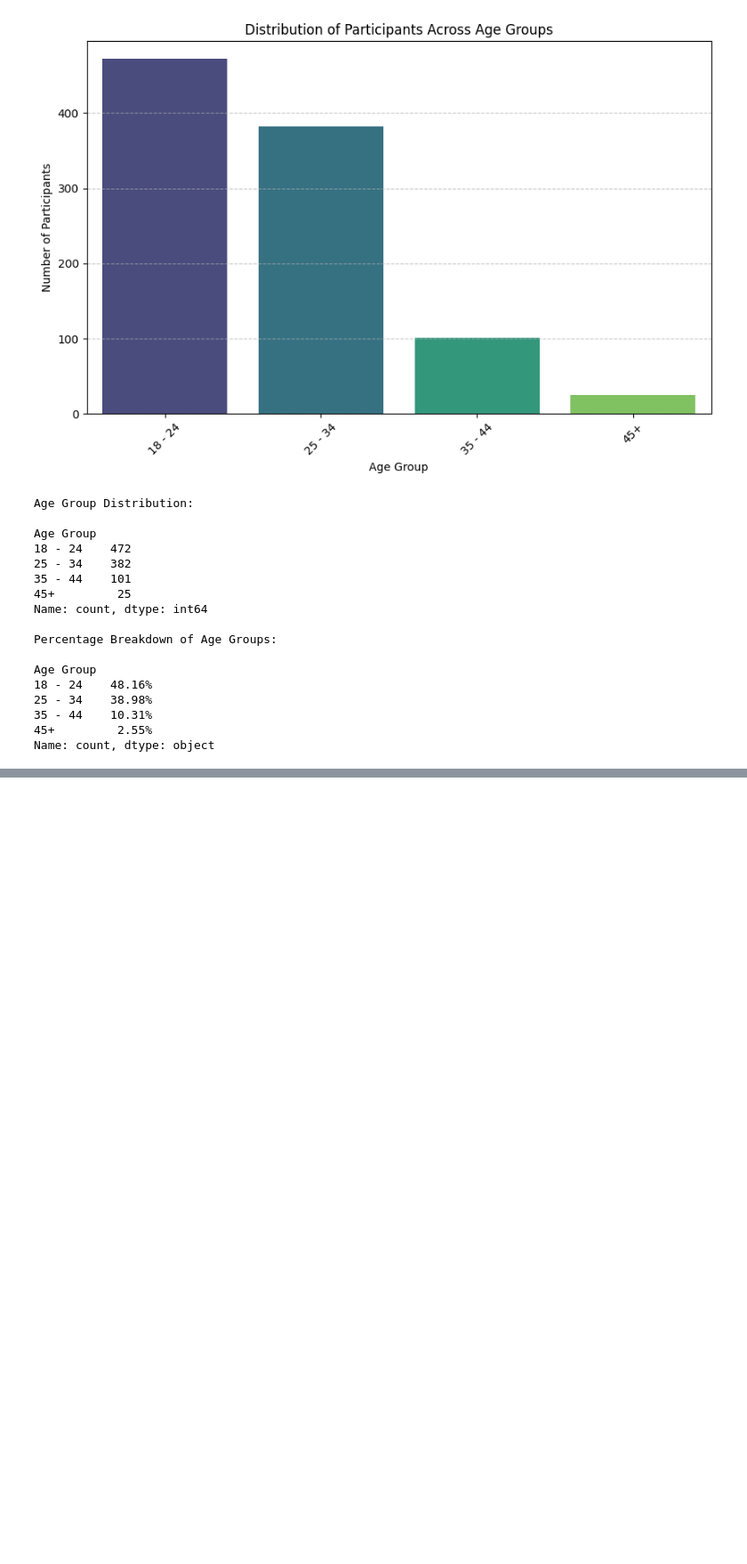
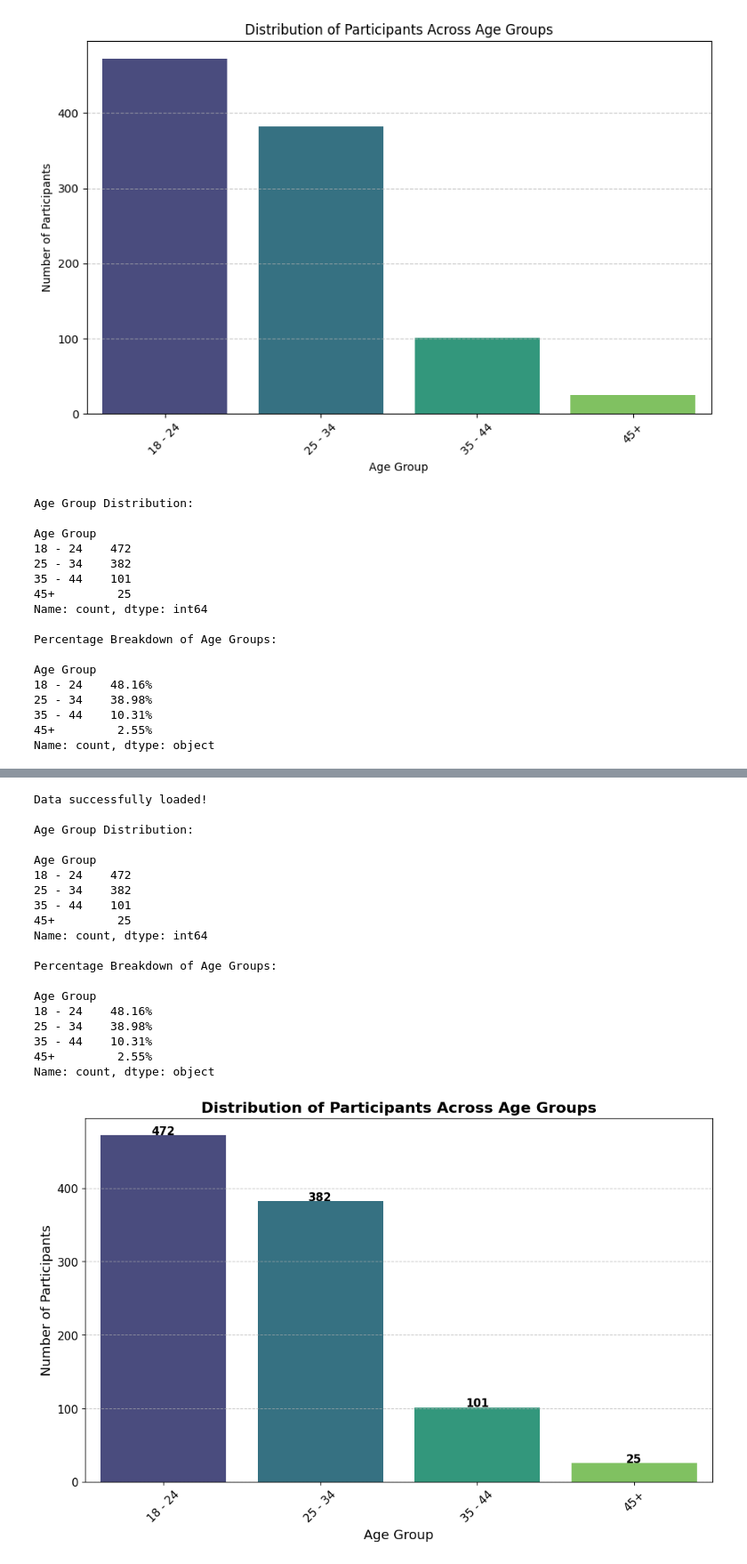
Before and after one commit to prodigy234/UMeRA-Boost-Age-group-Analysis, a Jupyter notebook: age_group_analysis.ipynb, the cells around one changed output, grey strips where cells are left out. Shown at 89% size. Cells and saved outputs as stored; diff of their text form; code cells hidden in the pictures; blank space fills up the shorter version.

```diff
--- a/age_group_analysis.ipynb
+++ b/age_group_analysis.ipynb
@@ -102,3 +101,81 @@ The UMéRA 3.0 program primarily attracts young professionals and early-career i
 
 ---
 This analysis will be useful in making data-driven decisions regarding curriculum development, participant engagement, and promotional strategies for future editions of UMéRA Boost.
+# %%
+import pandas as pd
+import matplotlib.pyplot as plt
+import seaborn as sns
+
+# Load the dataset
+file_path = "UMERA BOOST 2.0 & 3.0.xlsx"
+sheet_name = "UMéRA 3.0"
+
+try:
+    df = pd.read_excel(file_path, sheet_name=sheet_name)
+    print("Data successfully loaded!")
+except Exception as e:
+    print(f"Error loading file: {e}")
+    exit()
+
+# Clean column names to remove hidden characters and whitespace
+df.columns = df.columns.str.strip().str.replace(r'\u2060', '', regex=True)
+
+# Define the age group column
+age_group_column = 'Age Group'
+
+# Check if the age group column exists in the dataset
+if age_group_column not in df.columns:
+    print(f"Column '{age_group_column}' not found in dataset.")
+    exit()
+
+# Handling missing values in Age Group
+df[age_group_column] = df[age_group_column].fillna("Unknown")
+
+# Count the number of participants in each age group
+age_group_distribution = df[age_group_column].value_counts().sort_index()
+
+# Display numerical distribution
+print("\nAge Group Distribution:\n")
+print(age_group_distribution)
+
+# Percentage breakdown
+age_group_percentage = (age_group_distribution / age_group_distribution.sum()) * 100
+print("\nPercentage Breakdown of Age Groups:\n")
+print(age_group_percentage.round(2).astype(str) + '%')
+
+# Visualization
+plt.figure(figsize=(12, 7))
+sns.barplot(x=age_group_distribution.index, y=age_group_distribution.values, palette='viridis', hue=age_group_distribution.index, legend=False)
+
+# Add data labels to the bars
+for index, value in enumerate(age_group_distribution.values):
+    plt.text(index, value + 1, str(value), ha='center', fontsize=12, fontweight='bold')
+
+plt.xlabel("Age Group", fontsize=14)
+plt.ylabel("Number of Participants", fontsize=14)
+plt.title("Distribution of Participants Across Age Groups", fontsize=16, fontweight='bold')
+plt.xticks(rotation=45, fontsize=12)
+plt.yticks(fontsize=12)
+plt.grid(axis='y', linestyle='--', alpha=0.7)
+plt.show()
+# %% [output]
+Data successfully loaded!
+
+Age Group Distribution:
+
+Age Group
+18 - 24    472
+25 - 34    382
+35 - 44    101
+45+         25
+Name: count, dtype: int64
+
+Percentage Breakdown of Age Groups:
+
+Age Group
+18 - 24    48.16%
+25 - 34    38.98%
+35 - 44    10.31%
+45+         2.55%
+Name: count, dtype: object
+[figure, added]
```
Also changed, not shown: parts of 2 cells of this notebook, 2 other files.
